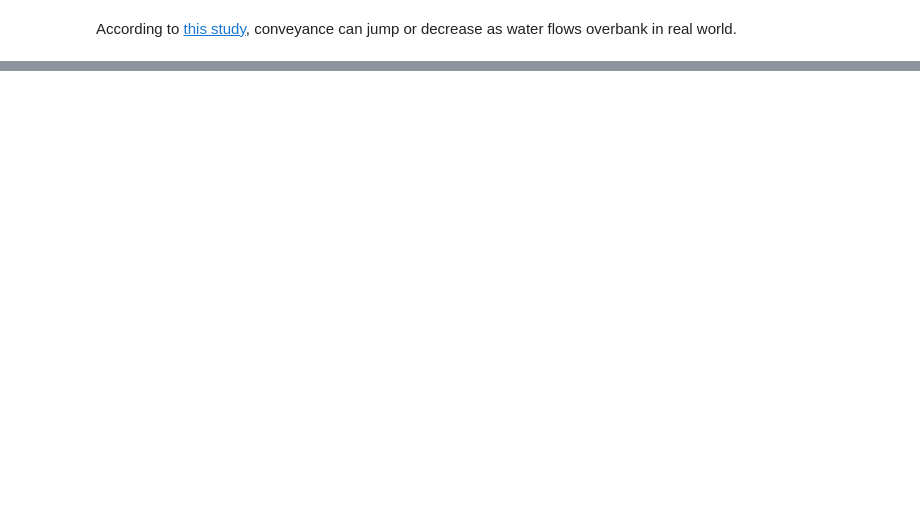
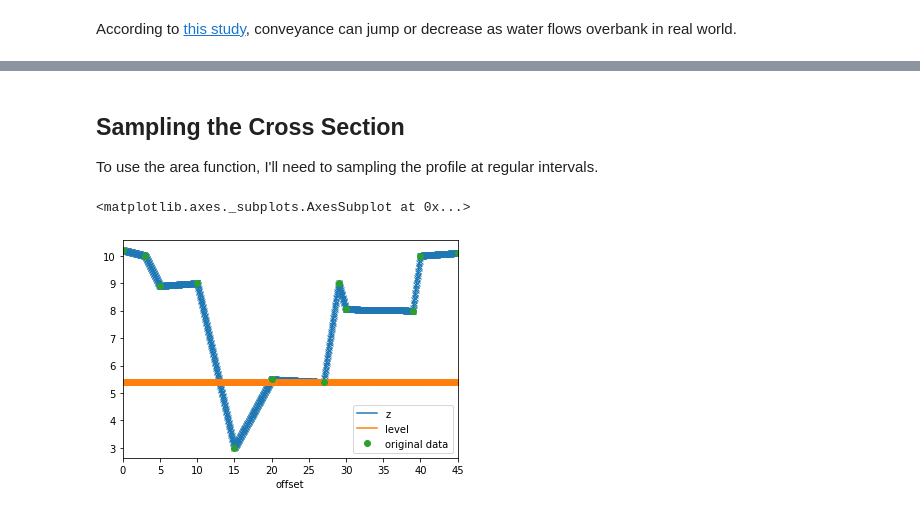
Before and after one commit to mel-meng/SewerAnalysis, a Jupyter notebook: references/river/conveyance/conveyance curve.ipynb, the cells around one changed output, grey strips where cells are left out. Cells and saved outputs as stored; diff of their text form; code cells hidden in the pictures; blank space fills up the shorter version.

Commit message:
updated conveyance curve

```diff
--- a/references/river/conveyance/conveyance curve.ipynb
+++ b/references/river/conveyance/conveyance curve.ipynb
@@ -41,0 +52,9 @@ According to [this study](http://www.river-conveyance.net/1_CES_UserGuide.pdf),
+# %%
+import pandas as pd
+import os
+import matplotlib.pyplot as plt
+
+# read the csv file
+ws = r'C:\Users\Mel.Meng\Documents\GitHub\SewerAnalysis\references\river\conveyance\data'
+conveyance_curve = os.path.join(ws, 'conveyance_curve.csv')
+df = pd.read_csv(conveyance_curve)
@@ -41,0 +165,4 @@ According to [this study](http://www.river-conveyance.net/1_CES_UserGuide.pdf),
+# %%
+import numpy as np
+f = os.path.join(ws, 'cross section.csv')
+df_xs = pd.read_csv(f)
@@ -41,0 +185,16 @@ According to [this study](http://www.river-conveyance.net/1_CES_UserGuide.pdf),
+# %% [markdown]
+## Sampling the Cross Section
+
+To use the area function, I'll need to sampling the profile at regular intervals.
+# %%
+offset = np.linspace(0, 45, 1000)
+z = np.interp(xvals, df_xs['offset'], df_xs['z'])
+
+df2 = pd.DataFrame({'offset': offset, 'z': z})
+df2['level'] = [5.4]*len(offset)
+ax = df2.plot(x='offset', y='z', style='x-')
+df2.plot(x='offset', y='level', style='x-', ax=ax)
+df_xs.plot(x='offset', y='z', style='o', ax=ax, label='original data')
+# %% [output]
+<matplotlib.axes._subplots.AxesSubplot at 0x...>
+[figure, added]
```
Also changed, not shown: parts of 18 cells of this notebook, 2 other files.
